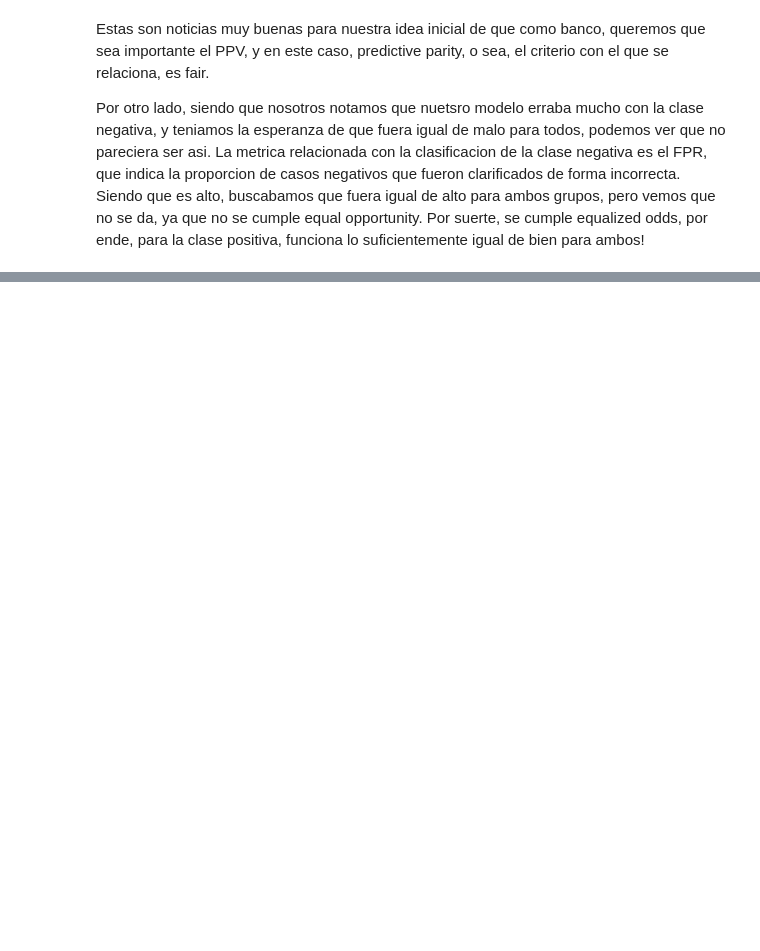
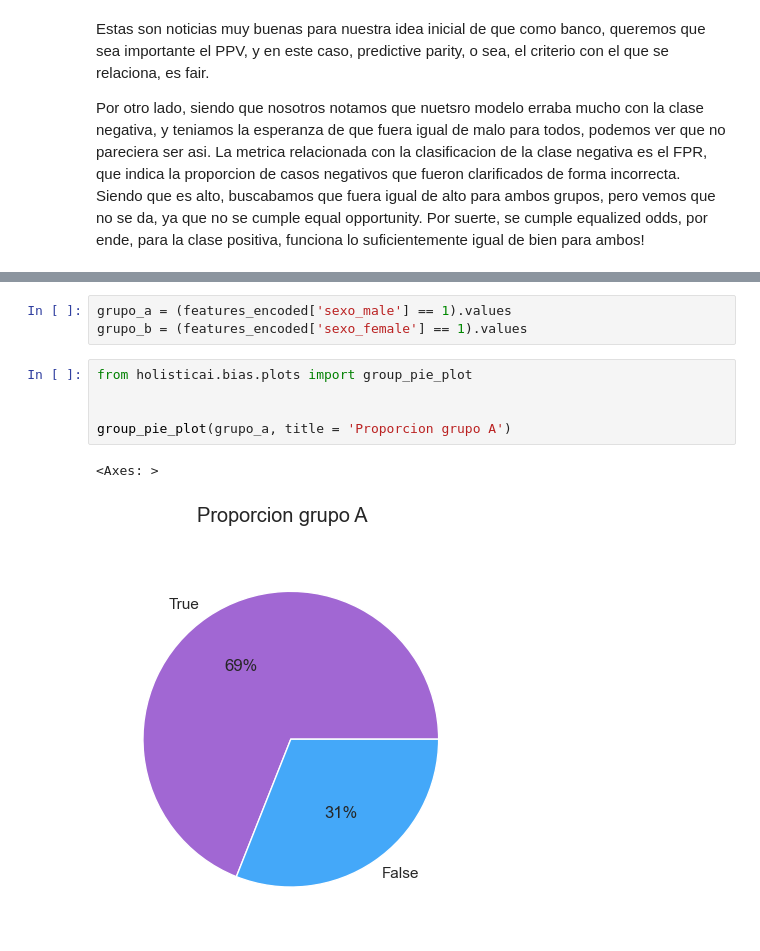
Before and after one commit to ezemartlopez/TP-Integrador-Equidad-en-Aprendizaje-Autom-tico, a Jupyter notebook: 01_Conjunto_datos.ipynb, the cells around one changed output, grey strips where cells are left out. Cells and saved outputs as stored; diff of their text form; blank space fills up the shorter version.

```diff
--- a/01_Conjunto_datos.ipynb
+++ b/01_Conjunto_datos.ipynb
@@ -1151,0 +1209,11 @@ Por otro lado, siendo que nosotros notamos que nuetsro modelo erraba mucho con l
+# %%
+grupo_a = (features_encoded['sexo_male'] == 1).values
+grupo_b = (features_encoded['sexo_female'] == 1).values
+# %%
+from holisticai.bias.plots import group_pie_plot
+
+
+group_pie_plot(grupo_a, title = 'Proporcion grupo A')
+# %% [output]
+<Axes: >
+[figure, added]
```
Also changed, not shown: parts of 20 cells of this notebook.
